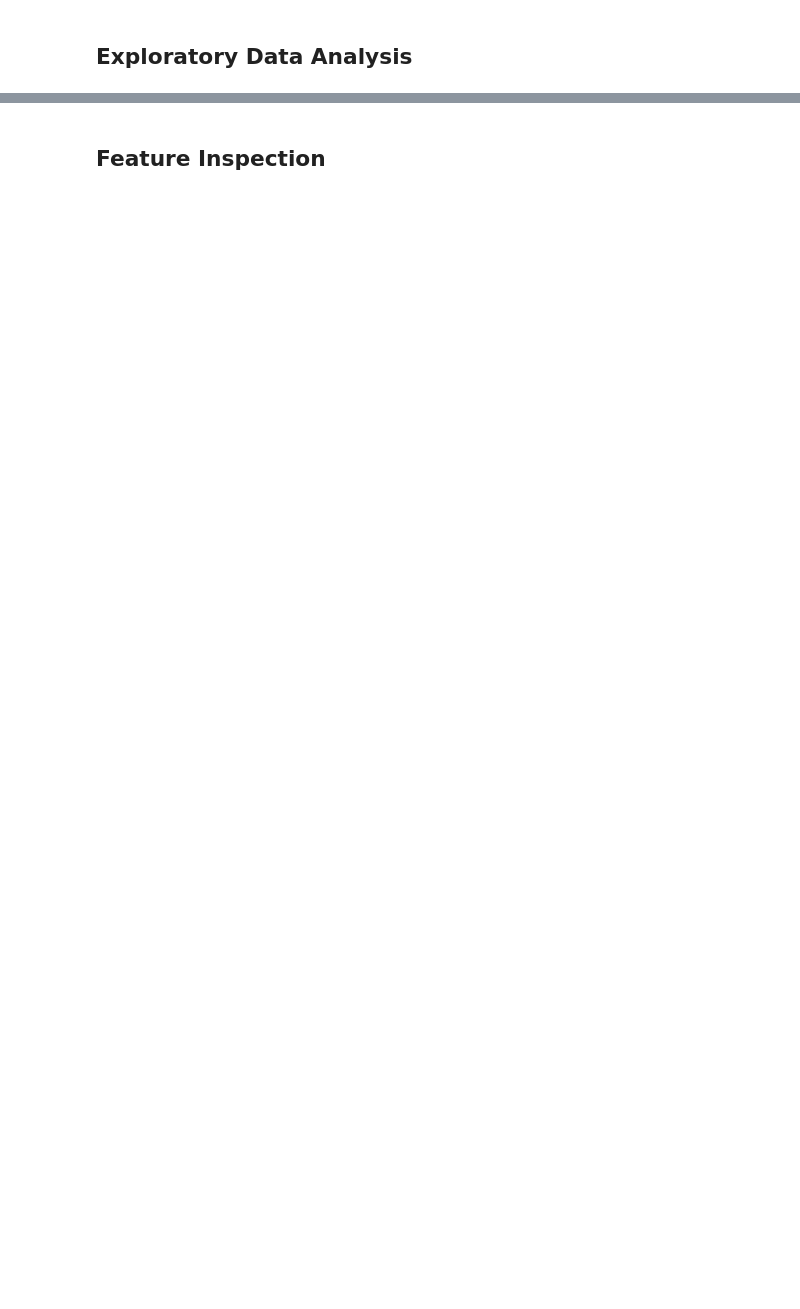
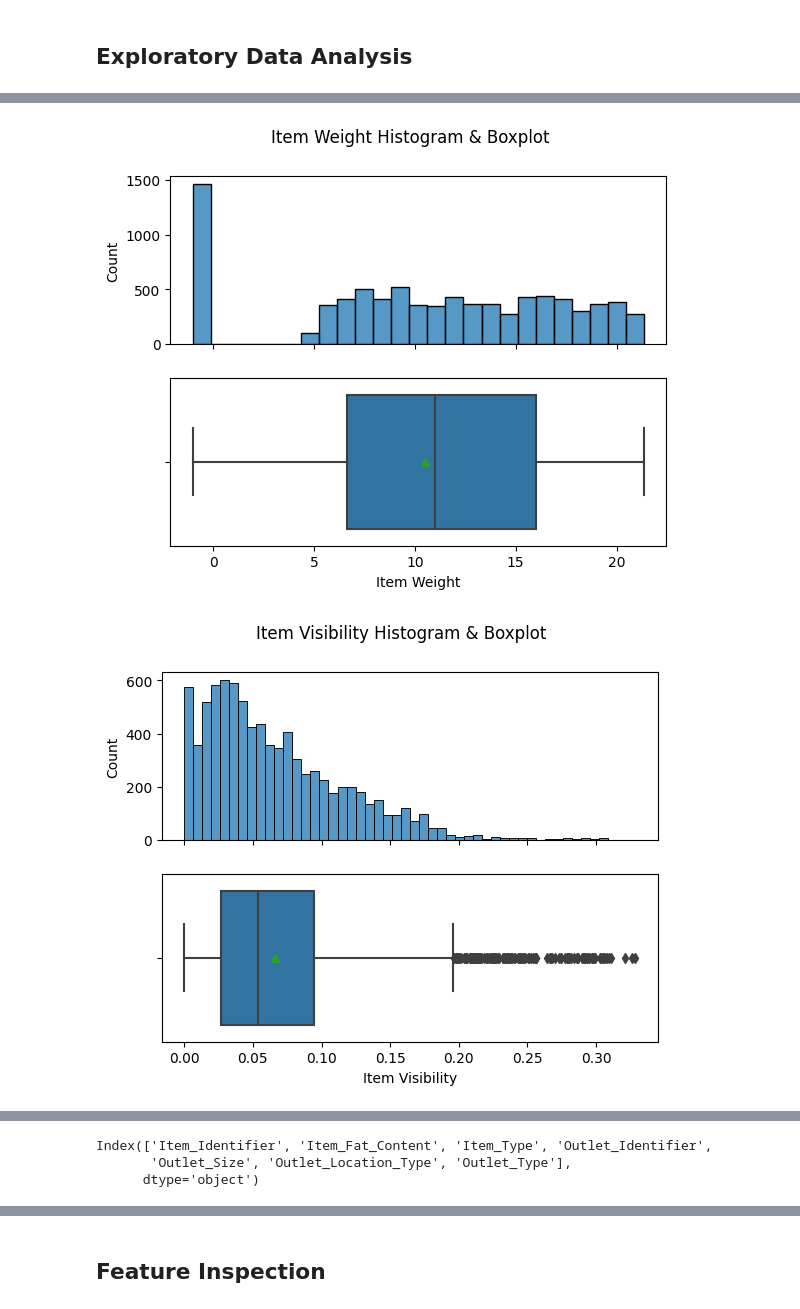
Before and after one commit to Gondram/Prediction-of-Product-Sales, a Jupyter notebook: Prediction_of_Product_Sales.ipynb, the cells around one changed output, grey strips where cells are left out. Cells and saved outputs as stored; diff of their text form; code cells hidden in the pictures; blank space fills up the shorter version.

```diff
--- a/Prediction_of_Product_Sales.ipynb
+++ b/Prediction_of_Product_Sales.ipynb
@@ -352,0 +379,4 @@ dtype: float64
+# %%
+# Creating numerical variable
+num_cols = df.select_dtypes('number').columns
+num_cols
@@ -352,0 +402,9 @@ dtype: float64
+# %%
+# Now we display the numerical data
+for column in num_cols:
+  print("\n")
+  numeric_chart(df,column)
+  plt.show()
+# %% [output]
+[figure, added]
+[figure, added]
@@ -352,0 +414,8 @@ dtype: float64
+# %%
+# Time to get into some categorical data!
+cat_cols = df.select_dtypes('object').columns
+cat_cols
+# %% [output]
+Index(['Item_Identifier', 'Item_Fat_Content', 'Item_Type', 'Outlet_Identifier',
+       'Outlet_Size', 'Outlet_Location_Type', 'Outlet_Type'],
+      dtype='object')
```
Also changed, not shown: parts of 13 cells of this notebook.
